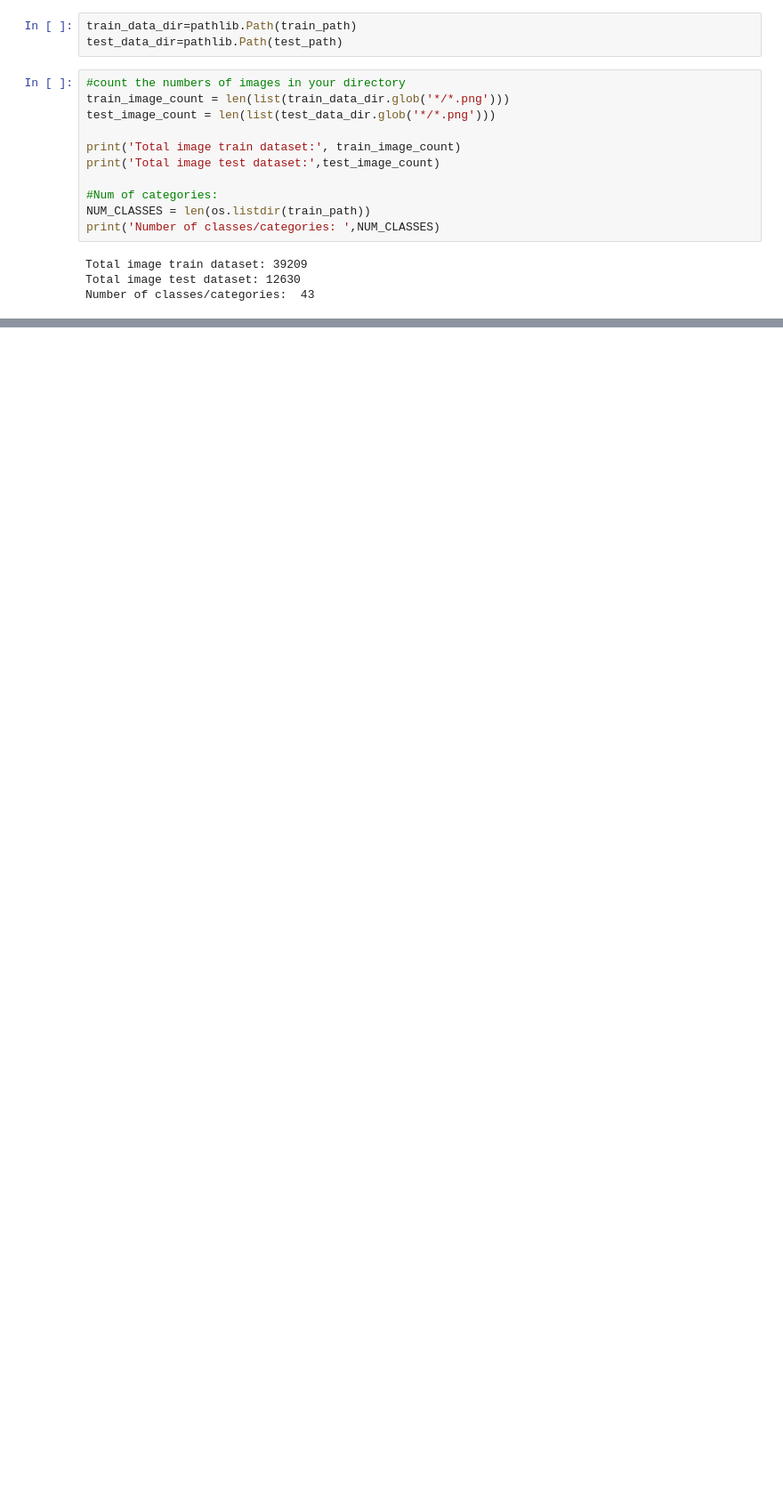
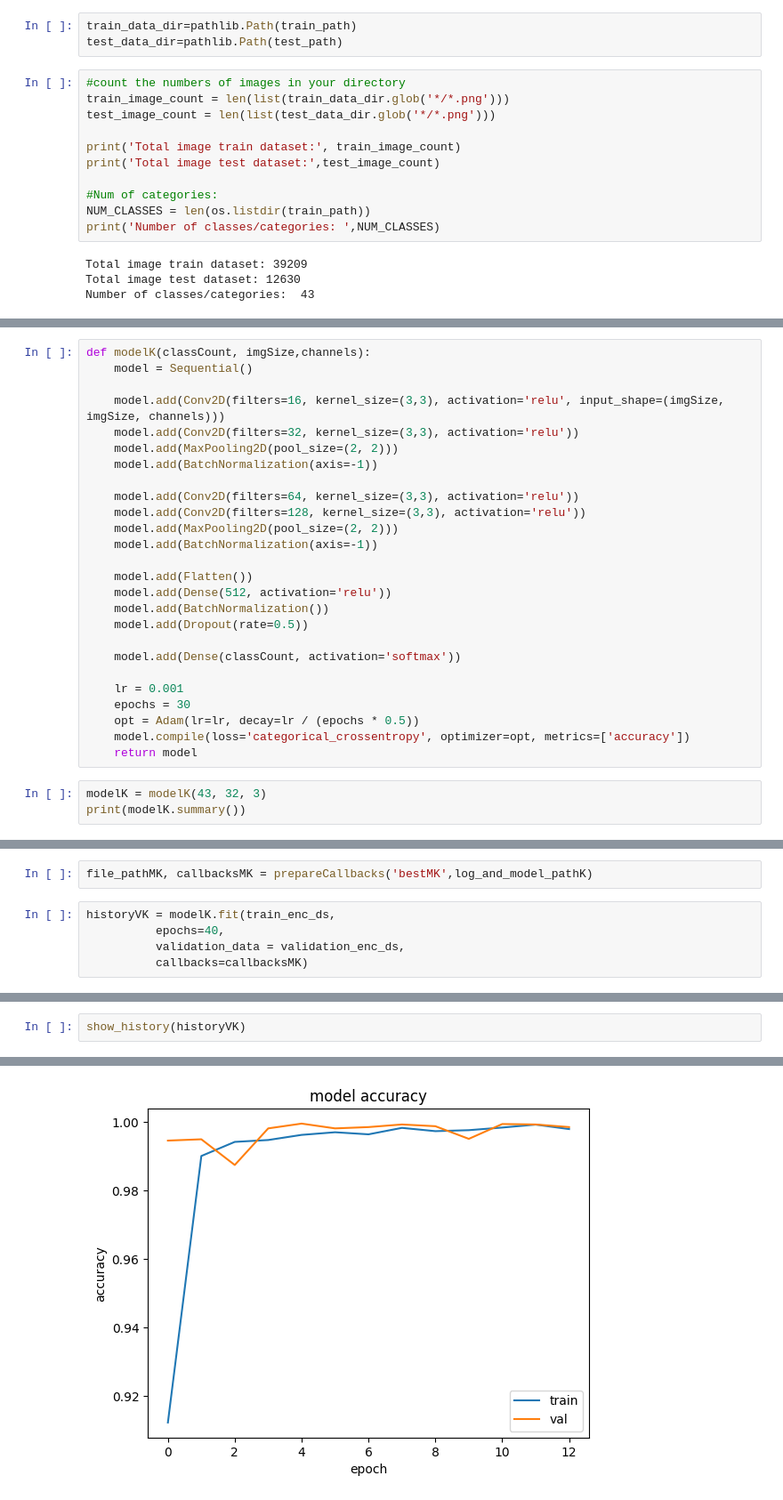
Before and after one commit to JoaoRamoss/computer-vision, a Jupyter notebook: baselineModels.ipynb, the cells around one changed output, grey strips where cells are left out. Shown at 89% size. Cells and saved outputs as stored; diff of their text form; blank space fills up the shorter version.

```diff
--- a/baselineModels.ipynb
+++ b/baselineModels.ipynb
@@ -120,0 +546,29 @@ classes = np.array([
+# %%
+def modelK(classCount, imgSize,channels):
+    model = Sequential()
+
+    model.add(Conv2D(filters=16, kernel_size=(3,3), activation='relu', input_shape=(imgSize, imgSize, channels)))
+    model.add(Conv2D(filters=32, kernel_size=(3,3), activation='relu'))
+    model.add(MaxPooling2D(pool_size=(2, 2)))
+    model.add(BatchNormalization(axis=-1))
+
+    model.add(Conv2D(filters=64, kernel_size=(3,3), activation='relu'))
+    model.add(Conv2D(filters=128, kernel_size=(3,3), activation='relu'))
+    model.add(MaxPooling2D(pool_size=(2, 2)))
+    model.add(BatchNormalization(axis=-1))
+
+    model.add(Flatten())
+    model.add(Dense(512, activation='relu'))
+    model.add(BatchNormalization())
+    model.add(Dropout(rate=0.5))
+
+    model.add(Dense(classCount, activation='softmax'))
+
+    lr = 0.001
+    epochs = 30
+    opt = Adam(lr=lr, decay=lr / (epochs * 0.5))
+    model.compile(loss='categorical_crossentropy', optimizer=opt, metrics=['accuracy'])
+    return model
+# %%
+modelK = modelK(43, 32, 3)
+print(modelK.summary())
@@ -120,0 +593,7 @@ classes = np.array([
+# %%
+file_pathMK, callbacksMK = prepareCallbacks('bestMK',log_and_model_pathK)
+# %%
+historyVK = modelK.fit(train_enc_ds,
+          epochs=40,
+          validation_data = validation_enc_ds,
+          callbacks=callbacksMK)
@@ -120,0 +618,3 @@ classes = np.array([
+# %%
+show_history(historyVK)
+# %% [output]
@@ -120,0 +622 @@ classes = np.array([
+[figure, added]
```
Also changed, not shown: parts of 44 cells of this notebook, 15 other files.
